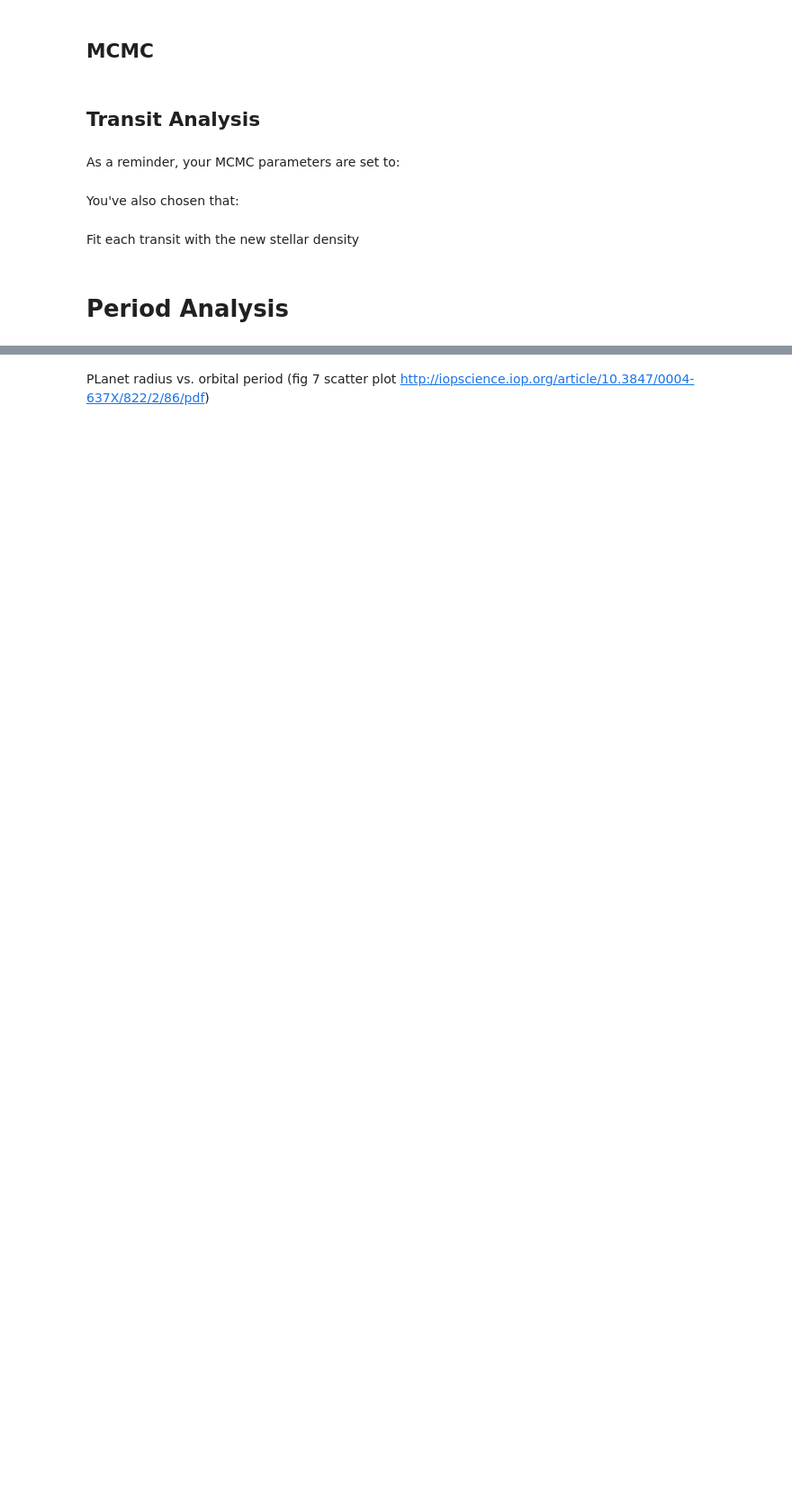
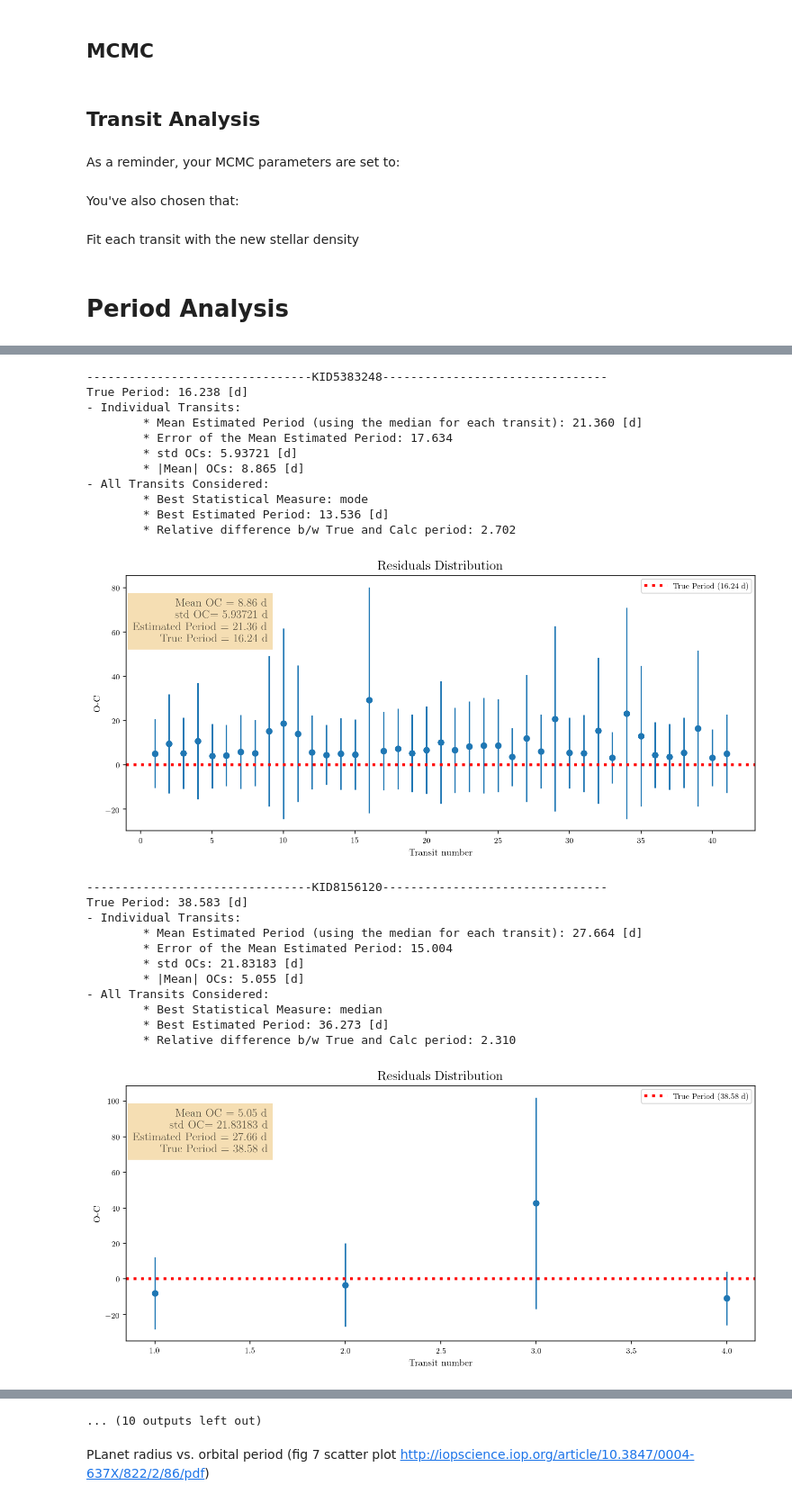
Before and after one commit to mbadenas/TFM2018, a Jupyter notebook: process_data_batch.ipynb, the cells around one changed output, grey strips where cells are left out. Shown at 90% size. Cells and saved outputs as stored; diff of their text form; code cells hidden in the pictures; blank space fills up the shorter version.

```diff
--- a/process_data_batch.ipynb
+++ b/process_data_batch.ipynb
@@ -1301,31 +1364,56 @@ for target in targets:
             oc_err.append(est_p_err)
 
         print("True Period: {0:0.3f} [d]".format(target.P))
         print("- Individual Transits:")
         print("\t* Mean Estimated Period (using the median for each transit): {0:0.3f} [d]".format(np.mean(est_p)))
         print("\t* Error of the Mean Estimated Period: {0:0.3f}".format(np.mean(est_p_err)))
         print("\t* std OCs: {0:0.5f} [d]".format(np.std(oc)))
         print("\t* |Mean| OCs: {0:0.3f} [d]".format(np.abs(np.mean(oc))))
         print("- All Transits Considered:")
         print("\t* Best Statistical Measure: {0:s}".format(best_measure))
         print("\t* Best Estimated Period: {0:0.3f} [d]".format(best_value))
         print("\t* Relative difference b/w True and Calc period: {0:0.3f}".format(target.P-best_value))
 
         textstr = 'Mean OC = {0:.2f} d\nstd OC= {1:.5f} d\nEstimated Period = {2:.2f} d\nTrue Period = {3:0.2f} d'.format(np.mean(oc),
                                                                                                 np.std(oc),
                                                                                             np.mean(est_p), target.P)
 
 
         fig = plt.figure(figsize=(12,5))
         ax = fig.add_subplot(111)
         ax.axhline(y = 0, c = 'r', ls= 'dotted', lw=3, label = 'True Period ({0:.2f} d)'.format(target.P))
         ax.errorbar(xtrans, oc, yerr = oc_err, fmt='o')
 
         ax.set_xlabel('Transit number')
         ax.set_ylabel('O-C')
         ax.set_title('Residuals Distribution')
-        ax.annotate(textstr, xy=(0.226, 0.73), xycoords='axes fraction',
+        ax.annotate(textstr, xy=(0.225, 0.73), xycoords='axes fraction',
                     horizontalalignment='right', verticalalignment='bottom', backgroundcolor='wheat', fontsize = 12, alpha=.6)
         plt.legend()
         plt.savefig(path_panalysis+'OC'+str(target.kepid)+".png")
         plt.show()
+# %% [output]
+--------------------------------KID5383248--------------------------------
+True Period: 16.238 [d]
+- Individual Transits:
+        * Mean Estimated Period (using the median for each transit): 21.360 [d]
+        * Error of the Mean Estimated Period: 17.634
+        * std OCs: 5.93721 [d]
+        * |Mean| OCs: 8.865 [d]
+- All Transits Considered:
+        * Best Statistical Measure: mode
+        * Best Estimated Period: 13.536 [d]
+        * Relative difference b/w True and Calc period: 2.702
+[figure, added]
+--------------------------------KID8156120--------------------------------
+True Period: 38.583 [d]
+- Individual Transits:
+        * Mean Estimated Period (using the median for each transit): 27.664 [d]
+        * Error of the Mean Estimated Period: 15.004
+        * std OCs: 21.83183 [d]
+        * |Mean| OCs: 5.055 [d]
+- All Transits Considered:
+        * Best Statistical Measure: median
+        * Best Estimated Period: 36.273 [d]
+        * Relative difference b/w True and Calc period: 2.310
+[figure, added]
@@ -1332,3 +1468,4 @@ for target in targets:
+... (10 outputs left out)
 # %%
 print("Nº of medians: {0:d}\nNº of modes: {1:d}\nNº of means: {2:d}".format(count_median, count_mode, count_mean))
 # %% [markdown]
```
Also changed, not shown: parts of 10 cells of this notebook.
